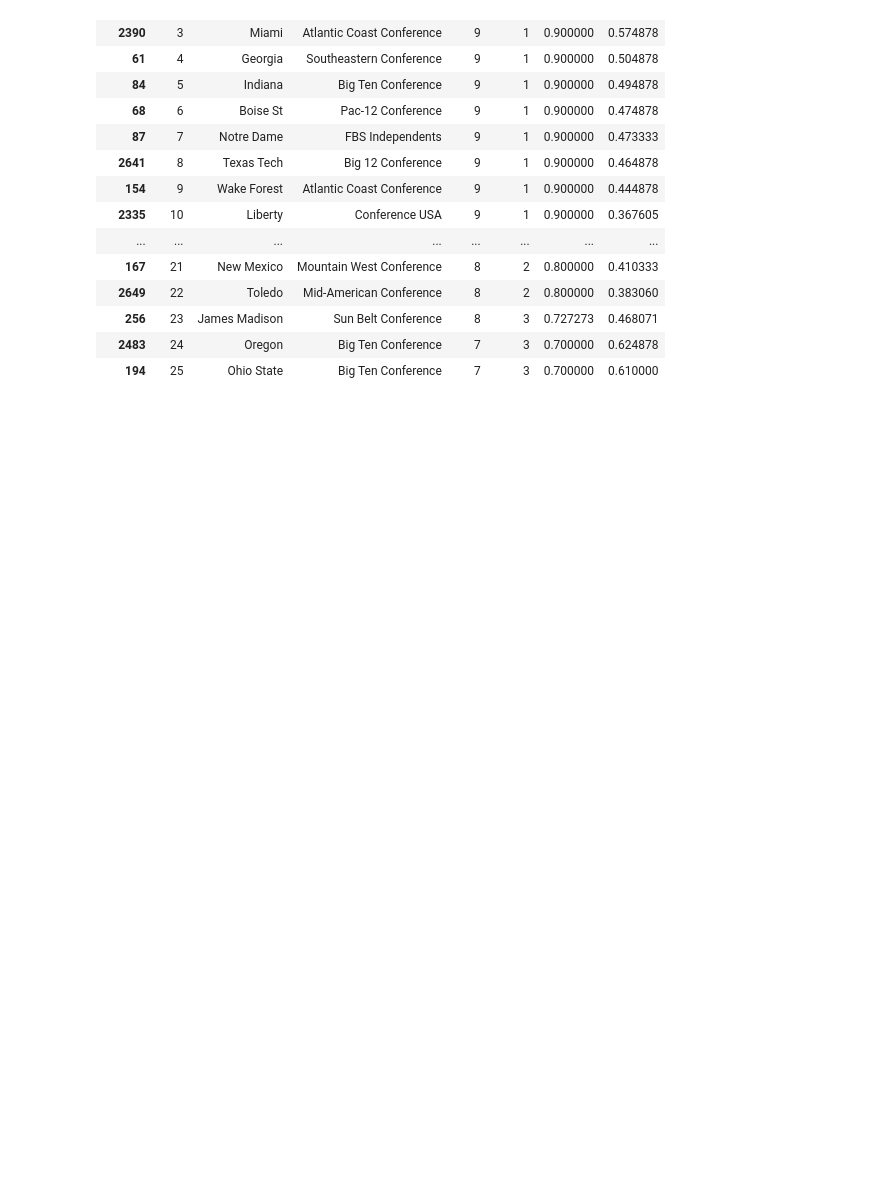
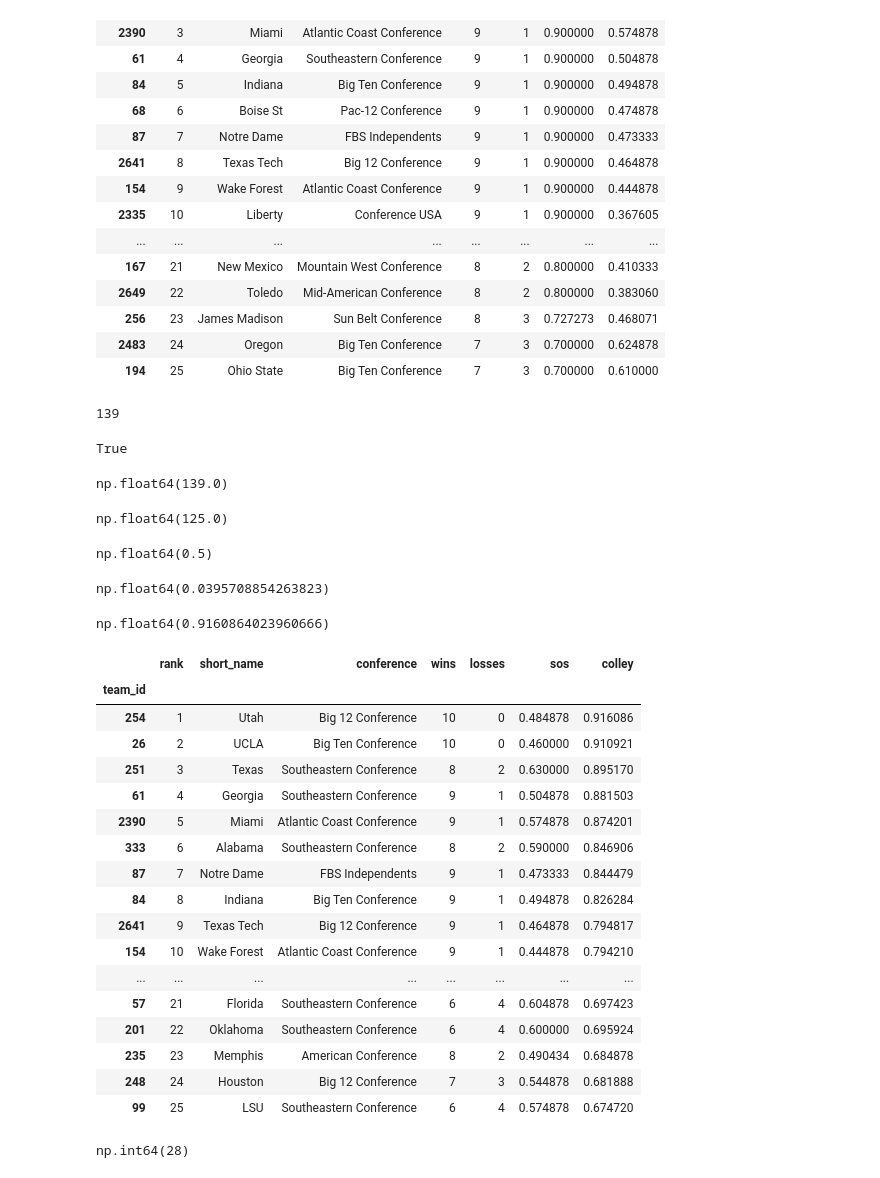
Before and after one commit to cfinley6-vols/espn-datamine, a Jupyter notebook: cfp_rankings.ipynb, the cells around one changed output. Drawn from its saved outputs; the diff is of its cells as text; code cells hidden in the pictures; blank space fills up the shorter version.

Commit message:
completed colley model implementation

```diff
--- a/cfp_rankings.ipynb
+++ b/cfp_rankings.ipynb
@@ -204,3 +204,70 @@ display(ranking.head(25)[["rank", "short_name", "conference", "wins", "losses",
 | 256 | 23 | James Madison | Sun Belt Conference | 8 | 3 | 0.727273 | 0.468071 |
 | 2483 | 24 | Oregon | Big Ten Conference | 7 | 3 | 0.700000 | 0.624878 |
 | 194 | 25 | Ohio State | Big Ten Conference | 7 | 3 | 0.700000 | 0.610000 |
+# %%
+team_idx = {tid: pos for pos, tid in enumerate(records.index)}
+n = len(team_idx)
+n
+# %% [output]
+139
+# %%
+C = np.zeros((n, n))
+b = np.ones(n)
+
+for row in team_games.itertuples():
+	i = team_idx[row.team_id]
+	j = team_idx[row.opp_id]
+
+	C[i, i] += 1
+	C[i, j] -= 1
+
+	if row.win == 1:
+		b[i] += 0.5
+	else:
+		b[i] -= 0.5
+
+C += 2 * np.eye(n)
+display(np.allclose(C, C.T))
+display(b.sum())
+display(C[team_idx["FCS"], team_idx["FCS"]])
+# %% [output]
+True
+np.float64(139.0)
+np.float64(125.0)
+# %%
+r = np.linalg.solve(C, b)
+
+display(r.mean())
+display(r.min(), r.max())
+records["colley"] = r
+
+colley_rank = records.join(teams.set_index("team_id"))
+colley_rank = colley_rank[colley_rank["conference"] != "FCS"]
+
+colley_rank = colley_rank.sort_values("colley", ascending=False)
+colley_rank["rank"] = range(1, len(colley_rank) + 1)
+
+display(colley_rank.head(25)[["rank", "short_name", "conference", "wins", "losses", "sos", "colley"]])
+# %% [output]
+np.float64(0.5)
+np.float64(0.0395708854263823)
+np.float64(0.9160864023960666)
+|  | rank | short_name | conference | wins | losses | sos | colley |
+| team_id |  |  |  |  |  |  |  |
+| 254 | 1 | Utah | Big 12 Conference | 10 | 0 | 0.484878 | 0.916086 |
+| 26 | 2 | UCLA | Big Ten Conference | 10 | 0 | 0.460000 | 0.910921 |
+| 251 | 3 | Texas | Southeastern Conference | 8 | 2 | 0.630000 | 0.895170 |
+| 61 | 4 | Georgia | Southeastern Conference | 9 | 1 | 0.504878 | 0.881503 |
+| 2390 | 5 | Miami | Atlantic Coast Conference | 9 | 1 | 0.574878 | 0.874201 |
+| 333 | 6 | Alabama | Southeastern Conference | 8 | 2 | 0.590000 | 0.846906 |
+| 87 | 7 | Notre Dame | FBS Independents | 9 | 1 | 0.473333 | 0.844479 |
+| 84 | 8 | Indiana | Big Ten Conference | 9 | 1 | 0.494878 | 0.826284 |
+| 2641 | 9 | Texas Tech | Big 12 Conference | 9 | 1 | 0.464878 | 0.794817 |
+| 154 | 10 | Wake Forest | Atlantic Coast Conference | 9 | 1 | 0.444878 | 0.794210 |
+| ... | ... | ... | ... | ... | ... | ... | ... |
+| 57 | 21 | Florida | Southeastern Conference | 6 | 4 | 0.604878 | 0.697423 |
+| 201 | 22 | Oklahoma | Southeastern Conference | 6 | 4 | 0.600000 | 0.695924 |
+| 235 | 23 | Memphis | American Conference | 8 | 2 | 0.490434 | 0.684878 |
+| 248 | 24 | Houston | Big 12 Conference | 7 | 3 | 0.544878 | 0.681888 |
+| 99 | 25 | LSU | Southeastern Conference | 6 | 4 | 0.574878 | 0.674720 |
+np.int64(28)
```
